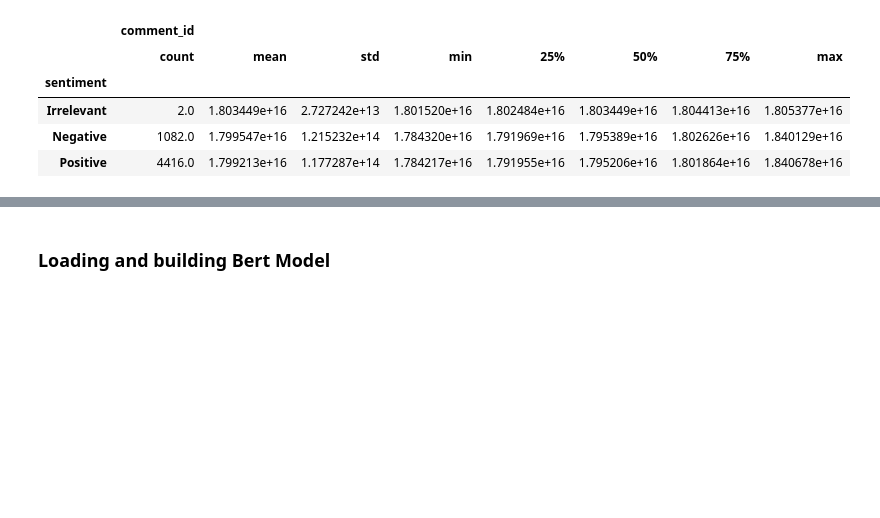
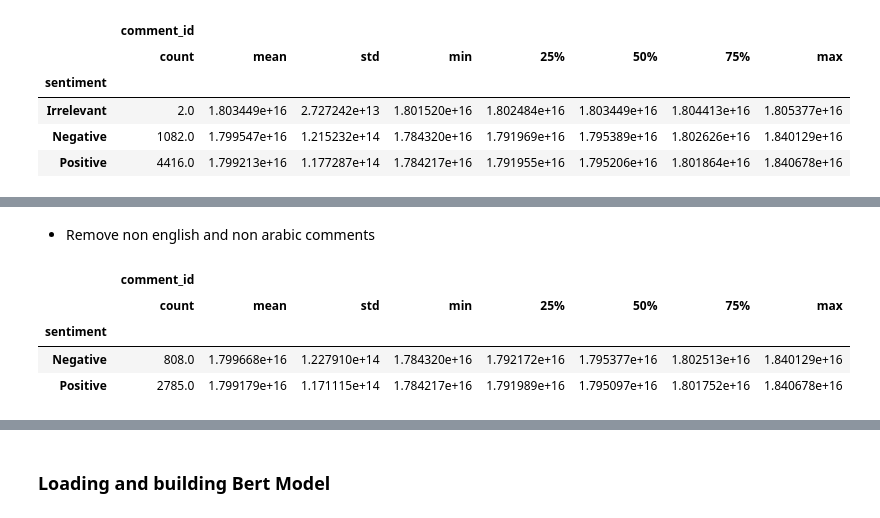
Before and after one commit to nabirudesu/multilingual-sentiment-analysis, a Jupyter notebook: model/finetuning.ipynb, the cells around one changed output, grey strips where cells are left out. Cells and saved outputs as stored; diff of their text form; code cells hidden in the pictures; blank space fills up the shorter version.

```diff
--- a/model/finetuning.ipynb
+++ b/model/finetuning.ipynb
@@ -53,0 +86,3 @@ dtype: object
+# %%
+input_data=input_data.dropna()
+input_data.isna().value_counts()
@@ -53,0 +155,23 @@ dtype: object
+# %% [markdown]
+- Remove non english and non arabic comments
+# %%
+i=0
+while i <= len(input_data):
+    try:
+        lang= detect(input_data.iloc[i,2])
+        if lang !='ar' and lang !='eng':
+            input_data.drop(i,inplace=True)
+            i=i+1
+        else:
+            i=i+1
+            continue
+    except:
+        i=i+1
+        continue
+input_data.groupby('sentiment').describe()
+# %% [output]
+|  | comment_id |  |  |  |  |  |  |  |
+|  | count | mean | std | min | 25% | 50% | 75% | max |
+| sentiment |  |  |  |  |  |  |  |  |
+| Negative | 808.0 | 1.799668e+16 | 1.227910e+14 | 1.784320e+16 | 1.792172e+16 | 1.795377e+16 | 1.802513e+16 | 1.840129e+16 |
+| Positive | 2785.0 | 1.799179e+16 | 1.171115e+14 | 1.784217e+16 | 1.791989e+16 | 1.795097e+16 | 1.801752e+16 | 1.840678e+16 |
```
Also changed, not shown: parts of 56 cells of this notebook.
